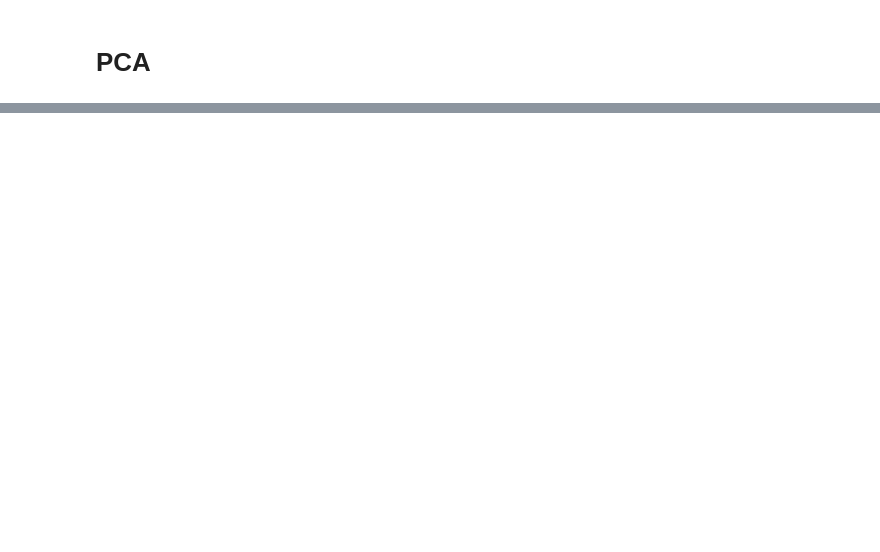
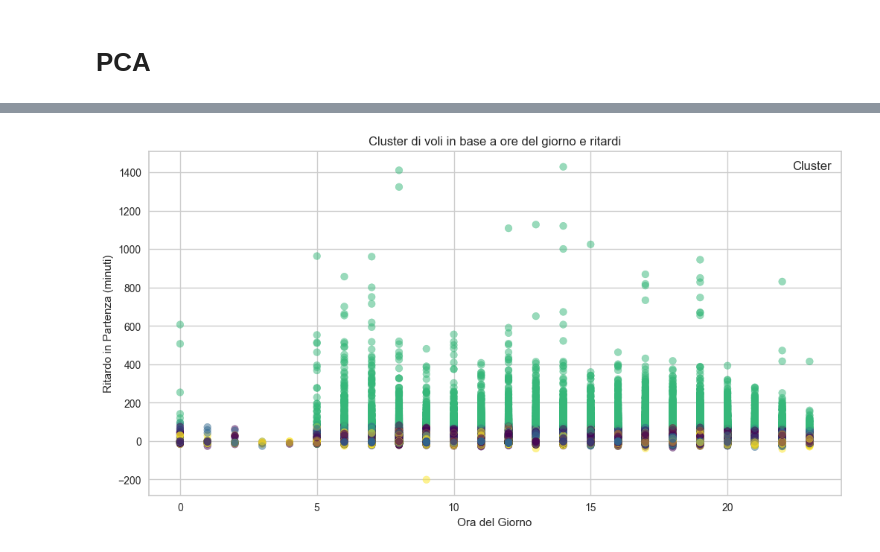
Before and after one commit to Walter-Di-Sabatino/Time-Series-Data-Science-Project, a Jupyter notebook: multi_d_clustering.ipynb, the cells around one changed output, grey strips where cells are left out. Drawn from its saved outputs; the diff is of its cells as text; code cells hidden in the pictures; blank space fills up the shorter version.

```diff
--- a/multi_d_clustering.ipynb
+++ b/multi_d_clustering.ipynb
@@ -106,0 +130,11 @@ plt.show()
+# %%
+# Visualizzazione dei cluster
+plt.figure(figsize=(12, 6))
+plt.scatter(data['CRS_DEP_HOUR'], data['DEP_DELAY'], c=clusters, cmap='viridis', alpha=0.5)
+plt.title('Cluster di voli in base a ore del giorno e ritardi')
+plt.xlabel('Ora del Giorno')
+plt.ylabel('Ritardo in Partenza (minuti)')
+plt.legend(title='Cluster')
+plt.show()
+# %% [output]
+[figure, added]
```
Also changed, not shown: parts of 18 cells of this notebook, 7 other files.
